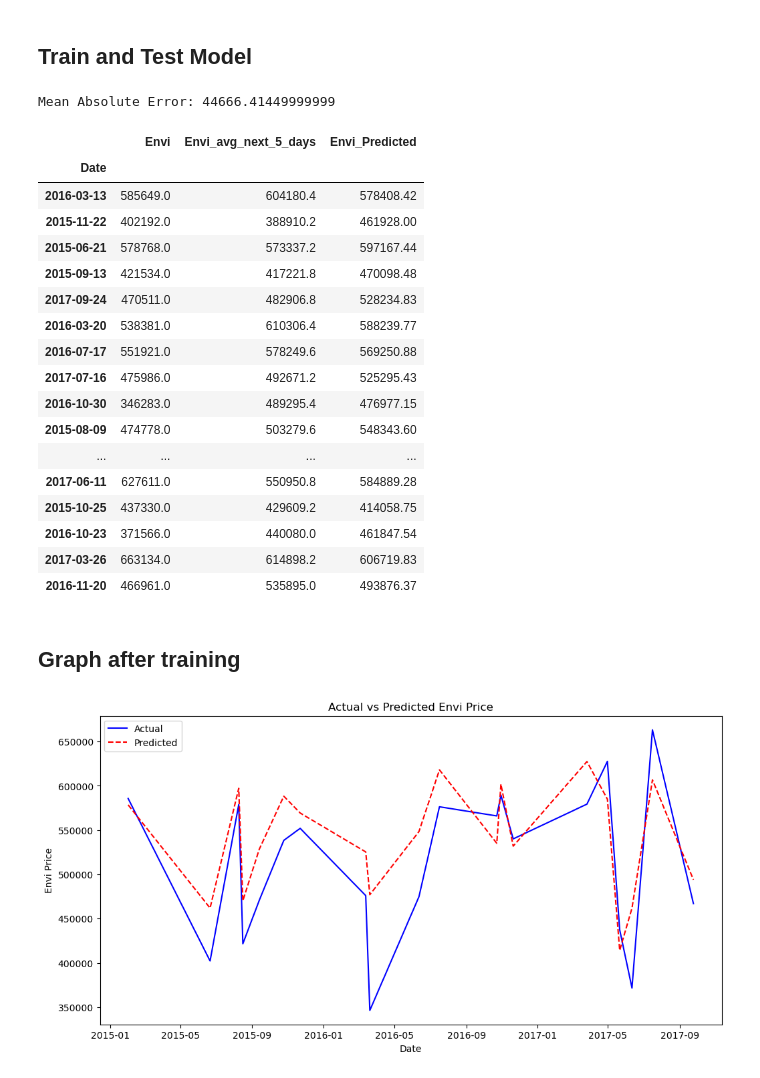
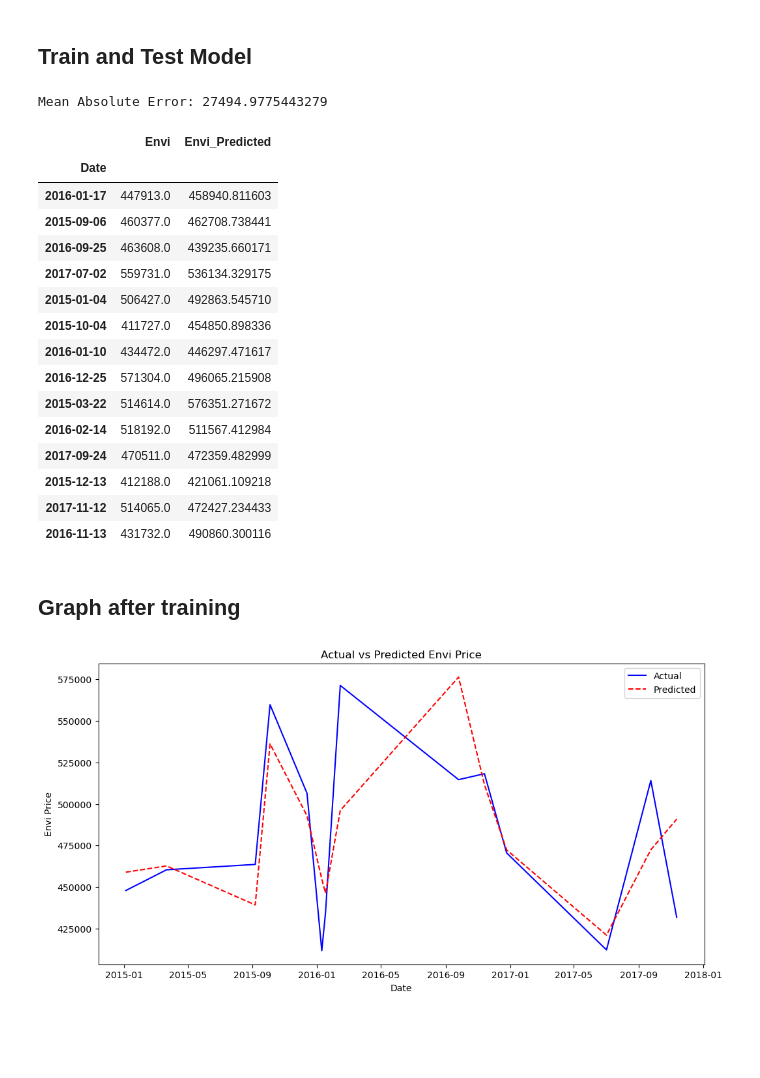
Before and after one commit to MaiWittawat/miniproject2-ai, a Jupyter notebook: envi/code.ipynb, the cells around one changed output. Cells and saved outputs as stored; diff of their text form; code cells hidden in the pictures; blank space fills up the shorter version.

```diff
--- a/envi/code.ipynb
+++ b/envi/code.ipynb
@@ -48,7 +48,7 @@ dtype: int64
 # %% [markdown]
 # Filter samples have over range
 # %%
-netherlands_dataset = netherlands_dataset[netherlands_dataset['Envi'] <= 680000] # best 680000
+netherlands_dataset = netherlands_dataset[netherlands_dataset['Envi'] <= 580000] # best 580000
 netherlands_dataset
 # %% [output]
 |  | Date | Envi | region |
@@ -294,11 +294,11 @@ y_test = test['Envi']
 
 # Test Algorithm
 # dt_reg = DecisionTreeRegressor()
-# dt_reg = LinearRegression()
+dt_reg = LinearRegression()  # best
 # dt_reg = SVR()
 # dt_reg = GradientBoostingRegressor()
 # dt_reg = MLPRegressor()
-dt_reg = RandomForestRegressor() # best
+# dt_reg = RandomForestRegressor()
 
 dt_reg.fit(X_train, y_train)
 
@@ -317,30 +317,28 @@ print(f'Mean Absolute Error: {MAE}')
 # R2 = r2_score(y_test, dt_pred)
 # print(f'R2 Score: {MAE}')
 # %% [output]
-Mean Absolute Error: 44666.41449999999
+Mean Absolute Error: 27494.9775443279
 # %%
 # test.drop(['year', 'month', 'day', 'season', 'Date_ordinal', 'Envi_avg_next_5_days'], axis=1, inplace=True)
-test.drop(['year', 'month', 'day', 'season', 'Date_ordinal'], axis=1, inplace=True)
+test.drop(['year', 'month', 'day', 'season', 'Date_ordinal', 'Envi_avg_next_5_days'], axis=1, inplace=True)
 test
 # %% [output]
-|  | Envi | Envi_avg_next_5_days | Envi_Predicted |
-| Date |  |  |  |
-| 2016-03-13 | 585649.0 | 604180.4 | 578408.42 |
-| 2015-11-22 | 402192.0 | 388910.2 | 461928.00 |
-| 2015-06-21 | 578768.0 | 573337.2 | 597167.44 |
-| 2015-09-13 | 421534.0 | 417221.8 | 470098.48 |
-| 2017-09-24 | 470511.0 | 482906.8 | 528234.83 |
-| 2016-03-20 | 538381.0 | 610306.4 | 588239.77 |
-| 2016-07-17 | 551921.0 | 578249.6 | 569250.88 |
-| 2017-07-16 | 475986.0 | 492671.2 | 525295.43 |
-| 2016-10-30 | 346283.0 | 489295.4 | 476977.15 |
-| 2015-08-09 | 474778.0 | 503279.6 | 548343.60 |
-| ... | ... | ... | ... |
-| 2017-06-11 | 627611.0 | 550950.8 | 584889.28 |
-| 2015-10-25 | 437330.0 | 429609.2 | 414058.75 |
-| 2016-10-23 | 371566.0 | 440080.0 | 461847.54 |
-| 2017-03-26 | 663134.0 | 614898.2 | 606719.83 |
-| 2016-11-20 | 466961.0 | 535895.0 | 493876.37 |
+|  | Envi | Envi_Predicted |
+| Date |  |  |
+| 2016-01-17 | 447913.0 | 458940.811603 |
+| 2015-09-06 | 460377.0 | 462708.738441 |
+| 2016-09-25 | 463608.0 | 439235.660171 |
+| 2017-07-02 | 559731.0 | 536134.329175 |
+| 2015-01-04 | 506427.0 | 492863.545710 |
+| 2015-10-04 | 411727.0 | 454850.898336 |
+| 2016-01-10 | 434472.0 | 446297.471617 |
+| 2016-12-25 | 571304.0 | 496065.215908 |
+| 2015-03-22 | 514614.0 | 576351.271672 |
+| 2016-02-14 | 518192.0 | 511567.412984 |
+| 2017-09-24 | 470511.0 | 472359.482999 |
+| 2015-12-13 | 412188.0 | 421061.109218 |
+| 2017-11-12 | 514065.0 | 472427.234433 |
+| 2016-11-13 | 431732.0 | 490860.300116 |
 # %% [markdown]
 ## Graph after training
 # %%
@@ -356,7 +354,7 @@ plt.title('Actual vs Predicted Envi Price')
 plt.legend()
 plt.show()
 # %% [output]
-[figure, old version]
+[figure, new version]
 # %%
 plt.figure(figsize=(12, 6))
 plt.plot(test.index, y_test, label='Actual', color='blue', marker='o')
```
Also changed, not shown: parts of 10 cells of this notebook, 2 other files.
